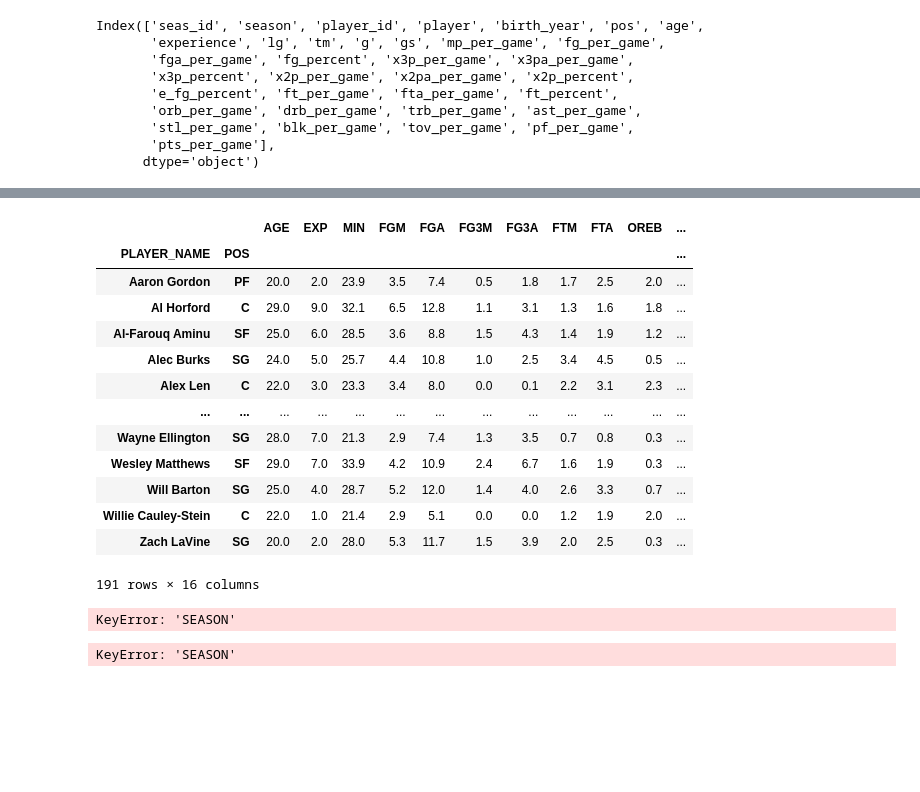
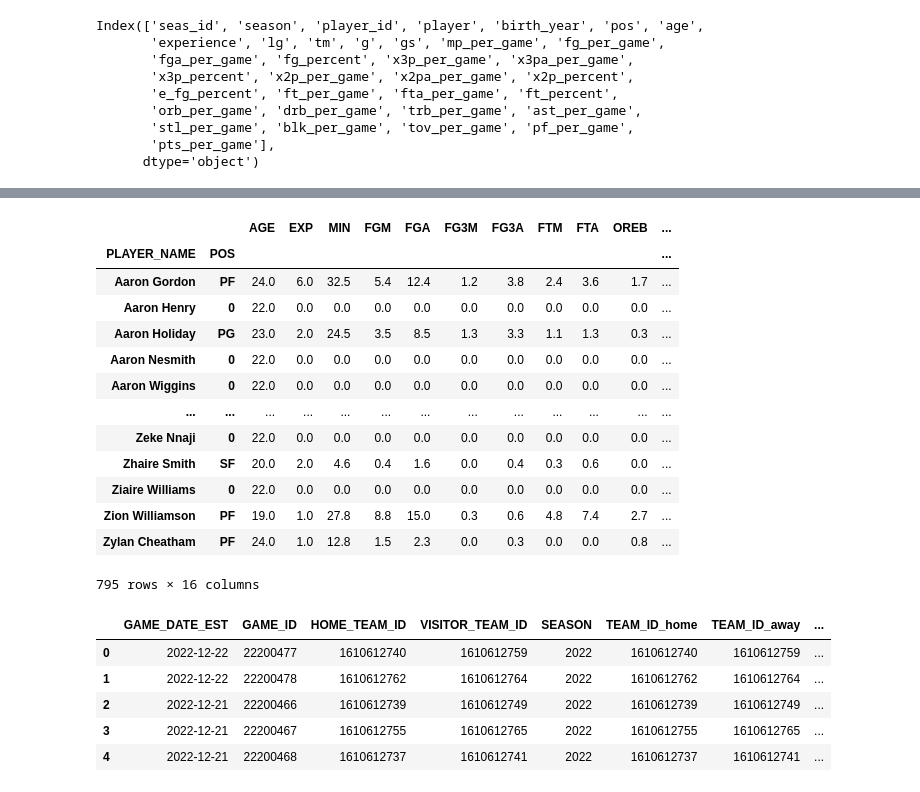
Before and after one commit to Maqerfoo/NBA_predictor, a Jupyter notebook: dataprep.ipynb, the cells around one changed output, grey strips where cells are left out. Saved outputs shown, nothing was run; the diff lists cells and outputs as text; code cells hidden in the pictures; blank space fills up the shorter version.

```diff
--- a/dataprep.ipynb
+++ b/dataprep.ipynb
@@ -139,0 +134,4 @@ len(dfgamebox["PLAYER_NAME"].unique())
+# %%
+#Cut off the seasons we dont care about
+dfplayerpergame = dfplayerpergame[(dfplayerpergame["SEASON"] > 2018) & (dfplayerpergame["SEASON"] < 2022)]
+dfplayerpergame["SEASON"].unique()
@@ -139,0 +140,5 @@ len(dfgamebox["PLAYER_NAME"].unique())
+# %%
+#Because of the cutoff, now this mask will give us all players who had a rookie season in 2022, or their final season in 2019
+playerspergame = dfplayerpergame["PLAYER_NAME"].unique()
+mask = np.isin(playersbox, playerspergame, invert=True)
+len(playersbox[mask])
@@ -139,0 +147,23 @@ len(dfgamebox["PLAYER_NAME"].unique())
+# %%
+for s in dfplayerpergame["SEASON"].unique():
+    print(s)
+    playerspergame = dfplayerpergame[dfplayerpergame["SEASON"] == s]["PLAYER_NAME"].unique()
+    games = dfgames[dfgames["SEASON"] == s+1]["GAME_ID"]
+    mask1 = np.isin(dfgamebox["GAME_ID"], games)
+    playersbox = dfgamebox[mask1]["PLAYER_NAME"].unique()
+    print(len(playersbox))
+    mask = np.isin(playersbox, playerspergame, invert=True)
+    players_notaccounted = playersbox[mask]
+    print(len(players_notaccounted))
+    ages = [22]*len(players_notaccounted)
+    season = [s]*len(players_notaccounted)
+    zeros = [0]*len(players_notaccounted)
+    data = {"SEASON":season , "PLAYER_NAME":players_notaccounted , "POS":zeros , "AGE":ages , "EXP":zeros , "MIN":zeros ,
+                            "FGM":zeros , "FGA":zeros , "FG3M":zeros , "FG3A":zeros , "FTM":zeros , "FTA":zeros , "OREB":zeros ,
+                            "DREB":zeros , "AST":zeros , "STL":zeros , "BLK":zeros , "TO":zeros , "PF":zeros}
+    data = pd.DataFrame(data=data)
+    dfplayerpergame = pd.concat([dfplayerpergame,data], ignore_index = True)
+
+    #players_missing = dfgamebox[~dfgamebox["PLAYER_NAME"].isin(dfplayerpergame[dfplayerpergame["SEASON"] == s]["PLAYER_NAME"])]["PLAYER_NAME"].unique()
+    #for p in players:
+    #    dfplayerpergame[(dfplayerpergame["SEASON"] == s) &]
@@ -140,2 +180,2 @@ len(dfgamebox["PLAYER_NAME"].unique())
 # %%
-dfplayerpergame = dfplayerpergame[dfplayerpergame["PLAYER_NAME"].isin(dfgamebox["PLAYER_NAME"].unique())]
+dfplayerpergame[dfplayerpergame["PLAYER_NAME"] == "Jeremy Sochan"]
@@ -169,32 +209,33 @@ dfplayerpergame.head()
 # %%
 dfplayerpergame = dfplayerpergame.groupby(["SEASON","PLAYER_NAME","POS"]).mean()
 # %%
-dfplayerpergame.loc[2016]
+dfplayerpergame.loc[2020]
 # %% [output]
 |  |  | AGE | EXP | MIN | FGM | FGA | FG3M | FG3A | FTM | FTA | OREB | ... |
 | PLAYER_NAME | POS |  |  |  |  |  |  |  |  |  |  | ... |
-| Aaron Gordon | PF | 20.0 | 2.0 | 23.9 | 3.5 | 7.4 | 0.5 | 1.8 | 1.7 | 2.5 | 2.0 | ... |
-| Al Horford | C | 29.0 | 9.0 | 32.1 | 6.5 | 12.8 | 1.1 | 3.1 | 1.3 | 1.6 | 1.8 | ... |
-| Al-Farouq Aminu | SF | 25.0 | 6.0 | 28.5 | 3.6 | 8.8 | 1.5 | 4.3 | 1.4 | 1.9 | 1.2 | ... |
-| Alec Burks | SG | 24.0 | 5.0 | 25.7 | 4.4 | 10.8 | 1.0 | 2.5 | 3.4 | 4.5 | 0.5 | ... |
-| Alex Len | C | 22.0 | 3.0 | 23.3 | 3.4 | 8.0 | 0.0 | 0.1 | 2.2 | 3.1 | 2.3 | ... |
+| Aaron Gordon | PF | 24.0 | 6.0 | 32.5 | 5.4 | 12.4 | 1.2 | 3.8 | 2.4 | 3.6 | 1.7 | ... |
+| Aaron Henry | 0 | 22.0 | 0.0 | 0.0 | 0.0 | 0.0 | 0.0 | 0.0 | 0.0 | 0.0 | 0.0 | ... |
+| Aaron Holiday | PG | 23.0 | 2.0 | 24.5 | 3.5 | 8.5 | 1.3 | 3.3 | 1.1 | 1.3 | 0.3 | ... |
+| Aaron Nesmith | 0 | 22.0 | 0.0 | 0.0 | 0.0 | 0.0 | 0.0 | 0.0 | 0.0 | 0.0 | 0.0 | ... |
+| Aaron Wiggins | 0 | 22.0 | 0.0 | 0.0 | 0.0 | 0.0 | 0.0 | 0.0 | 0.0 | 0.0 | 0.0 | ... |
 | ... | ... | ... | ... | ... | ... | ... | ... | ... | ... | ... | ... | ... |
-| Wayne Ellington | SG | 28.0 | 7.0 | 21.3 | 2.9 | 7.4 | 1.3 | 3.5 | 0.7 | 0.8 | 0.3 | ... |
-| Wesley Matthews | SF | 29.0 | 7.0 | 33.9 | 4.2 | 10.9 | 2.4 | 6.7 | 1.6 | 1.9 | 0.3 | ... |
-| Will Barton | SG | 25.0 | 4.0 | 28.7 | 5.2 | 12.0 | 1.4 | 4.0 | 2.6 | 3.3 | 0.7 | ... |
-| Willie Cauley-Stein | C | 22.0 | 1.0 | 21.4 | 2.9 | 5.1 | 0.0 | 0.0 | 1.2 | 1.9 | 2.0 | ... |
-| Zach LaVine | SG | 20.0 | 2.0 | 28.0 | 5.3 | 11.7 | 1.5 | 3.9 | 2.0 | 2.5 | 0.3 | ... |
+| Zeke Nnaji | 0 | 22.0 | 0.0 | 0.0 | 0.0 | 0.0 | 0.0 | 0.0 | 0.0 | 0.0 | 0.0 | ... |
+| Zhaire Smith | SF | 20.0 | 2.0 | 4.6 | 0.4 | 1.6 | 0.0 | 0.4 | 0.3 | 0.6 | 0.0 | ... |
+| Ziaire Williams | 0 | 22.0 | 0.0 | 0.0 | 0.0 | 0.0 | 0.0 | 0.0 | 0.0 | 0.0 | 0.0 | ... |
+| Zion Williamson | PF | 19.0 | 1.0 | 27.8 | 8.8 | 15.0 | 0.3 | 0.6 | 4.8 | 7.4 | 2.7 | ... |
+| Zylan Cheatham | PF | 24.0 | 1.0 | 12.8 | 1.5 | 2.3 | 0.0 | 0.3 | 0.0 | 0.0 | 0.8 | ... |
-191 rows × 16 columns
+795 rows × 16 columns
-# %%
-dfplayerpergame[dfplayerpergame["SEASON"] == 2022]
-# %% [output]
-KeyError: 'SEASON'
+# %%
+dfgames.head()
+# %% [output]
+|  | GAME_DATE_EST | GAME_ID | HOME_TEAM_ID | VISITOR_TEAM_ID | SEASON | TEAM_ID_home | TEAM_ID_away | ... |
+| 0 | 2022-12-22 | 22200477 | 1610612740 | 1610612759 | 2022 | 1610612740 | 1610612759 | ... |
+| 1 | 2022-12-22 | 22200478 | 1610612762 | 1610612764 | 2022 | 1610612762 | 1610612764 | ... |
+| 2 | 2022-12-21 | 22200466 | 1610612739 | 1610612749 | 2022 | 1610612739 | 1610612749 | ... |
+| 3 | 2022-12-21 | 22200467 | 1610612755 | 1610612765 | 2022 | 1610612755 | 1610612765 | ... |
+| 4 | 2022-12-21 | 22200468 | 1610612737 | 1610612741 | 2022 | 1610612737 | 1610612741 | ... |
 # %%
 dfgames["HOME_TEAM_WIN_PCT"] = 0
 dfgames["AWAY_TEAM_WIN_PCT"] = 0
 dfgames["HOME_TEAM_K"] = 0
 dfgames["AWAY_TEAM_K"] = 0
-# %%
-dfplayerpergame["SEASON"]
-# %% [output]
-KeyError: 'SEASON'
```
Also changed, not shown: parts of 33 cells of this notebook.
